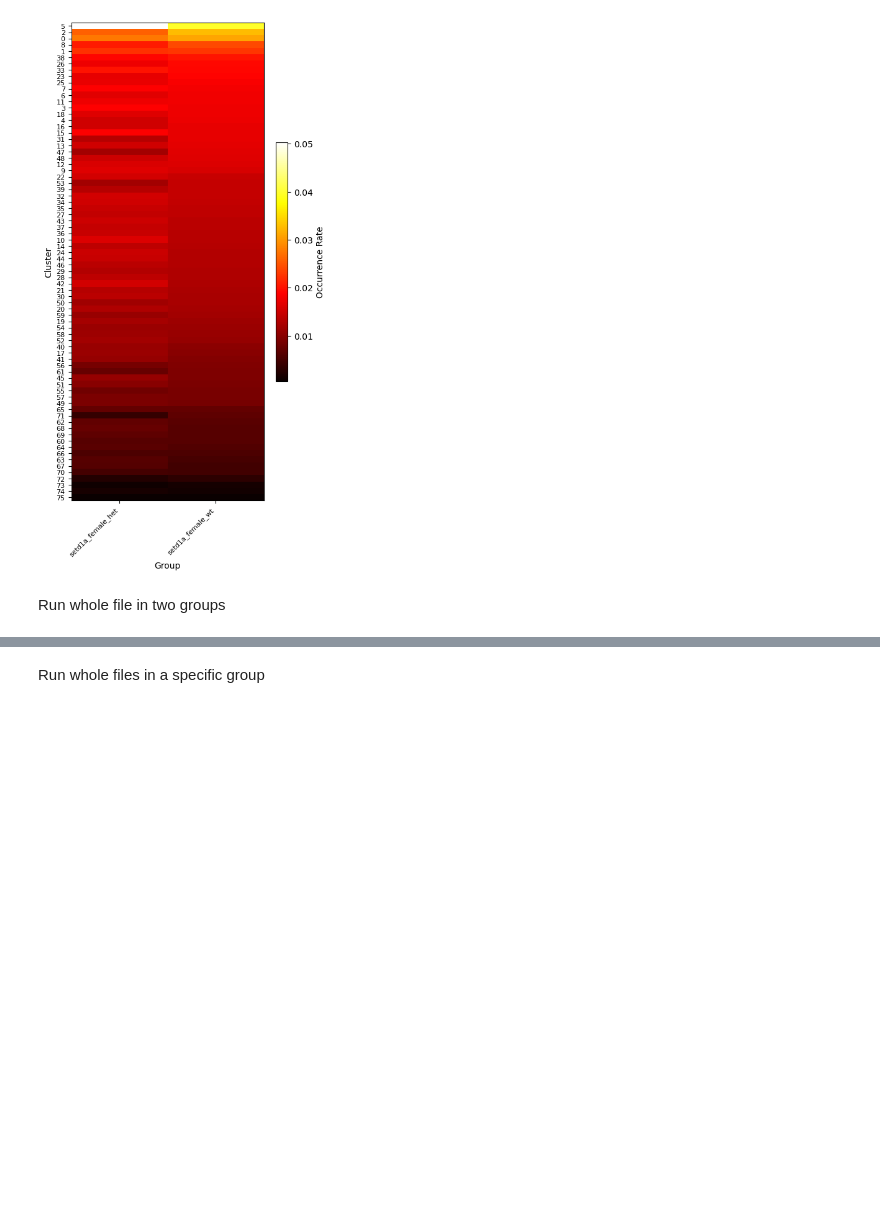
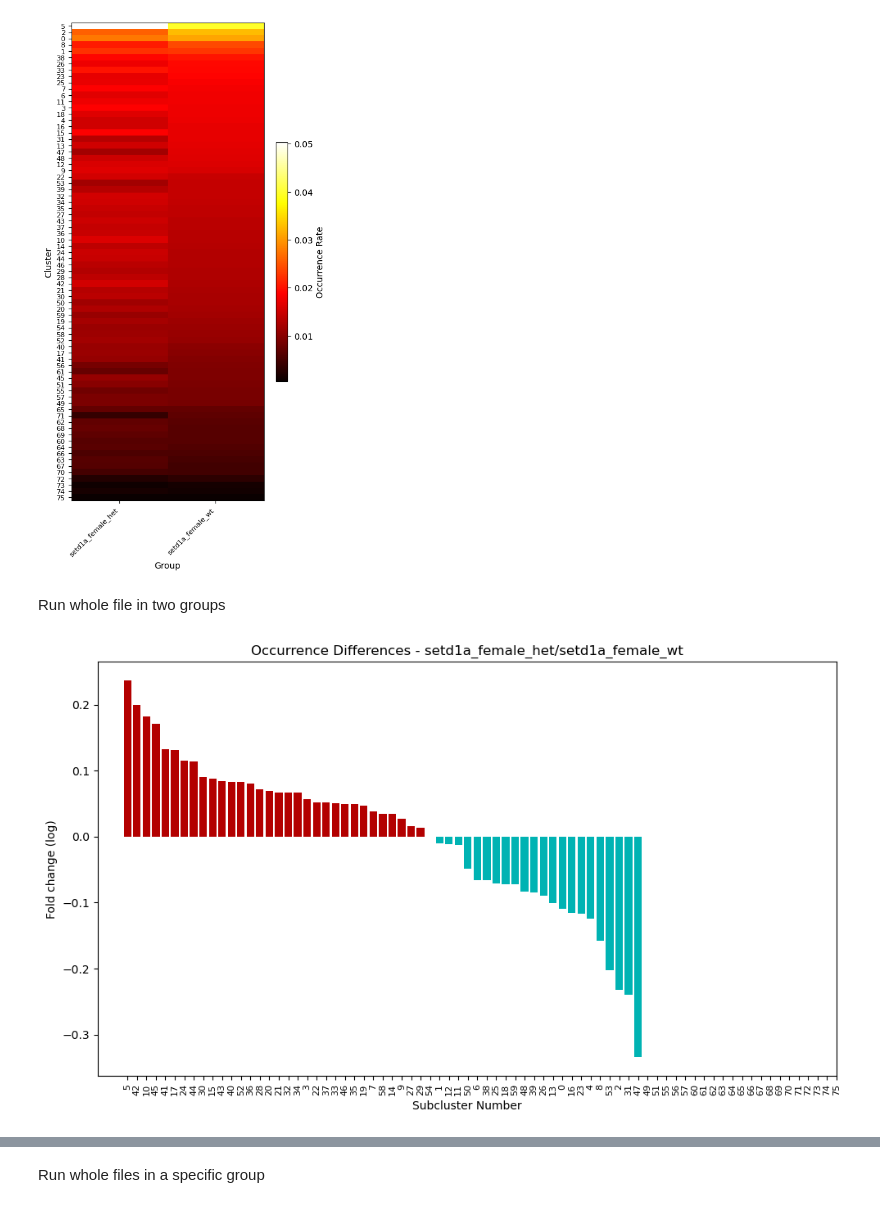
Before and after one commit to junesu0707/after_subtle, a Jupyter notebook: after_subtle_Broad.ipynb, the cells around one changed output, grey strips where cells are left out. Saved outputs shown, nothing was run; the diff lists cells and outputs as text; code cells hidden in the pictures; blank space fills up the shorter version.

```diff
--- a/after_subtle_Broad.ipynb
+++ b/after_subtle_Broad.ipynb
@@ -187,7 +192,7 @@ import os
 
 subcluster_num = params.subcluster_num
 
-group = 1
+group = 3
 if group == 1:
     group1 = ['gria3_male_mut']
     group2 = ['gria3_male_wt']
@@ -210,40 +215,77 @@ cluster_counts1 = asmod.compare_cluster_occurrence(group1_folder_list, group1, s
 group2_folder_list = [acl.get_csv_paths(DIR[analysis_name]) for analysis_name in group2]
 cluster_counts2 = asmod.compare_cluster_occurrence(group2_folder_list, group2, subcluster_number=subcluster_num)
 
 # replace clusters into nan with low occurrence
 low_occurrence_clusters1 = (cluster_counts1 <= min_occurrence).all(axis=1)
 low_occurrence_clusters2 = (cluster_counts2 <= min_occurrence).all(axis=1)
 low_occurrence_clusters = low_occurrence_clusters1 & low_occurrence_clusters2
 
 cluster_counts1[low_occurrence_clusters] = np.nan
 cluster_counts2[low_occurrence_clusters] = np.nan
 
 # Calculate the difference
 #density_differences = cluster_counts1.iloc[:, 0] - cluster_counts2.iloc[:, 0]
 density_differences = cluster_counts1.iloc[:, 0]/cluster_counts2.iloc[:, 0]
 # Sort the density differences in descending order along with their indices
 sorted_differences = density_differences.sort_values(ascending=False)
 
+# # Create the bar plot
+# fig, ax = plt.subplots(figsize=(10, 6))  # Adjust the figure size as needed
+# # Iterate through the sorted differences to create bars with different colors
+# for i, value in enumerate(sorted_differences.values):
+#     color = red_color if value >= 1 else complementary_color
+#     bottom_value = 1 if value >= 1 else value  # start from 1 if value >= 1 else start from value
+#     ax.bar(i, np.abs(value - 1), color=color, bottom=bottom_value)
+
+# # Set the x-axis tick labels as cluster numbers with a smaller font size
+# ax.set_xticks(range(len(sorted_differences)))
+# ax.set_xticklabels(sorted_differences.index, rotation=90, fontsize=8)  # Adjust the font size as needed
+
+# # Add labels and title
+# ax.set_xlabel('Cluster Number')
+# ax.set_ylabel('Occurence Difference')
+# ax.set_title('Sorted Density Differences'+' ('+group1[0]+'/'+group2[0]+')')
+
+# # Adjust the spacing to prevent overlapping labels
+# fig.tight_layout()
+
+# plt.savefig(os.path.join(SAVE_DIR, group1[0]+'-'+group2[0]+'_bar_dendiff.pdf'), transparent=True, dpi=300)
+# plt.savefig(os.path.join(SAVE_DIR, group1[0]+'-'+group2[0]+'_bar_dendiff.png'), transparent=False, dpi=300)
+# plt.show()
+
+
 # Create the bar plot
 fig, ax = plt.subplots(figsize=(10, 6))  # Adjust the figure size as needed
-# Iterate through the sorted differences to create bars with different colors
+
+# Iterate through the sorted differences to create bars with different colors and heights
 for i, value in enumerate(sorted_differences.values):
-    color = red_color if value >= 1 else complementary_color
-    bottom_value = 1 if value >= 1 else value  # start from 1 if value >= 1 else start from value
-    ax.bar(i, np.abs(value - 1), color=color, bottom=bottom_value)
+    if value >= 1:
+        # For values >= 1, the bar goes upwards
+        color = red_color
+        height = np.log(value)
+    else:
+        # For values < 1, the bar goes downwards
+        color = complementary_color
+        height = -np.log(1 / value)
+
+    ax.bar(i, height, color=color)
 
 # Set the x-axis tick labels as cluster numbers with a smaller font size
 ax.set_xticks(range(len(sorted_differences)))
-ax.set_xticklabels(sorted_differences.index, rotation=90, fontsize=8)  # Adjust the font size as needed
+ax.set_xticklabels(sorted_differences.index, rotation=90, fontsize=8)
 
 # Add labels and title
-ax.set_xlabel('Cluster Number')
-ax.set_ylabel('Occurence Difference')
-ax.set_title('Sorted Density Differences'+' ('+group1[0]+'/'+group2[0]+')')
+ax.set_xlabel('Subcluster Number')
+ax.set_ylabel('Fold change (log)')
+ax.set_title('Occurrence Differences - ' + group1[0] + '/' + group2[0])
 
 # Adjust the spacing to prevent overlapping labels
 fig.tight_layout()
 
-plt.savefig(os.path.join(SAVE_DIR, group1[0]+'-'+group2[0]+'_bar_dendiff.pdf'), transparent=True, dpi=300)
-plt.savefig(os.path.join(SAVE_DIR, group1[0]+'-'+group2[0]+'_bar_dendiff.png'), transparent=False, dpi=300)
+# # Save the plot as PDF and PNG
+plt.savefig(os.path.join(SAVE_DIR, group1[0] + '-' + group2[0] + '_bar_dendiff.pdf'), transparent=True, dpi=300)
+plt.savefig(os.path.join(SAVE_DIR, group1[0] + '-' + group2[0] + '_bar_dendiff.png'), transparent=False, dpi=300)
+
 plt.show()
+# %% [output]
+[figure, added]
```
Also changed, not shown: parts of 4 cells of this notebook.
